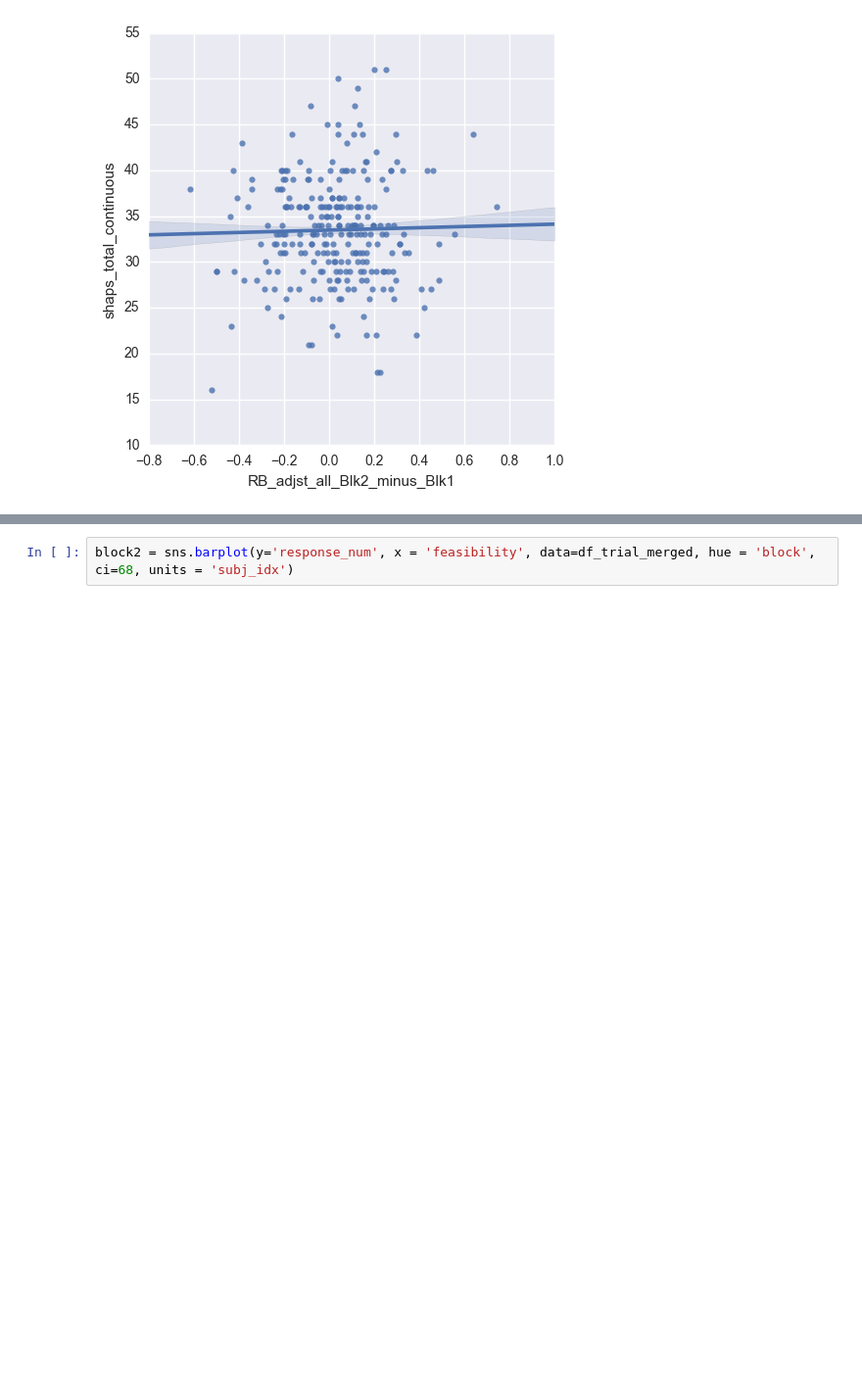
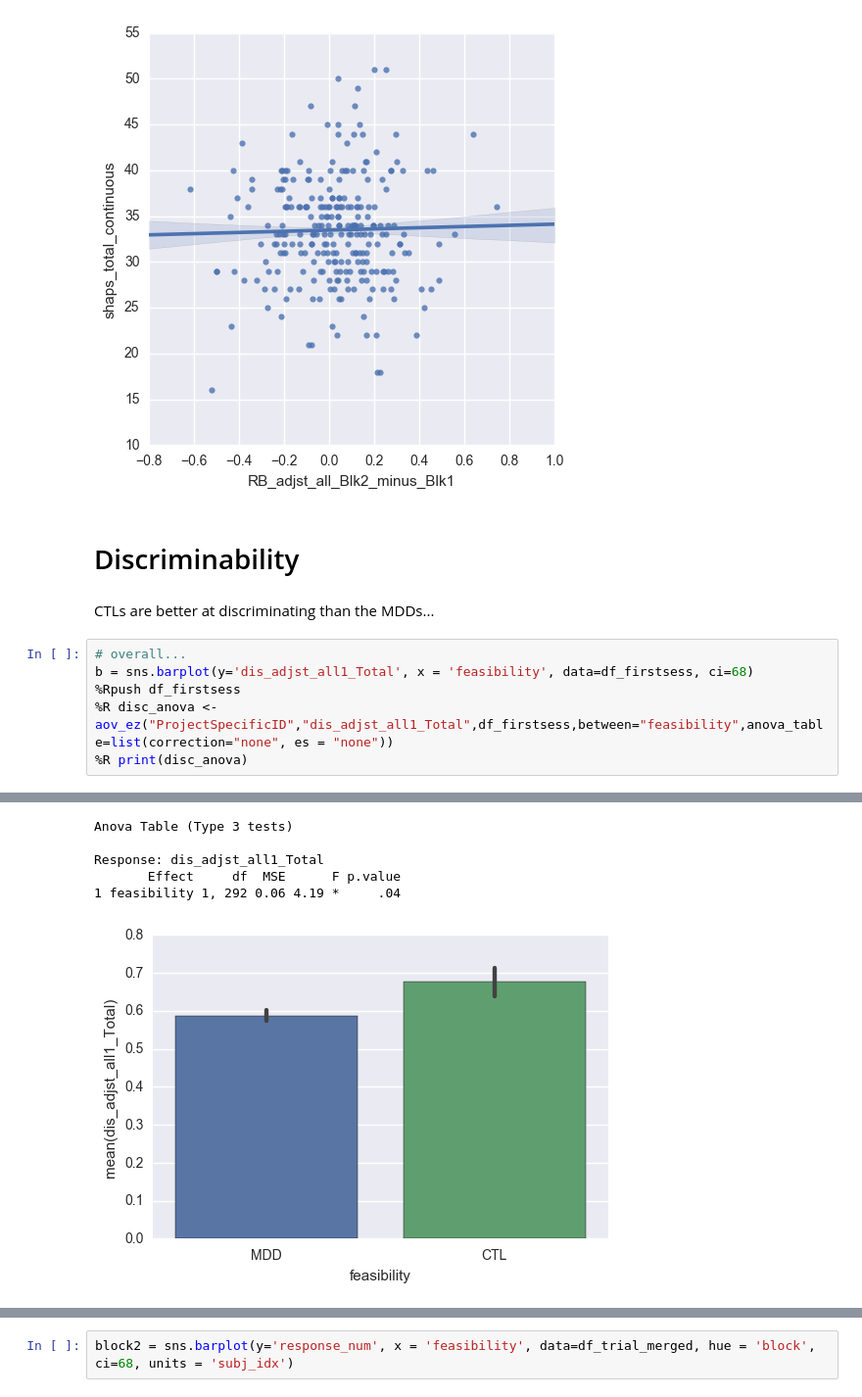
Before and after one commit to vlawlor/EMBARC-PRT, a Jupyter notebook: PRT_Prettier.ipynb, the cells around one changed output, grey strips where cells are left out. Shown at 98% size. Drawn from its saved outputs; the diff is of its cells as text; blank space fills up the shorter version.

Commit message:
Adding discriminability

```diff
--- a/PRT_Prettier.ipynb
+++ b/PRT_Prettier.ipynb
@@ -542,3 +559,14 @@ sample estimates:
        cor
 0.02345095
 [figure]
+# %% [markdown]
+# Discriminability
+# %% [markdown]
+CTLs are better at discriminating than the MDDs...
+# %%
+# overall...
+b = sns.barplot(y='dis_adjst_all1_Total', x = 'feasibility', data=df_firstsess, ci=68)
+%Rpush df_firstsess
+%R disc_anova <- aov_ez("ProjectSpecificID","dis_adjst_all1_Total",df_firstsess,between="feasibility",anova_table=list(correction="none", es = "none"))
+%R print(disc_anova)
+# %% [output]
@@ -544,0 +574,6 @@ sample estimates:
+Anova Table (Type 3 tests)
+
+Response: dis_adjst_all1_Total
+       Effect     df  MSE      F p.value
+1 feasibility 1, 292 0.06 4.19 *     .04
+[figure, added]
```
Also changed, not shown: parts of 39 cells of this notebook.
